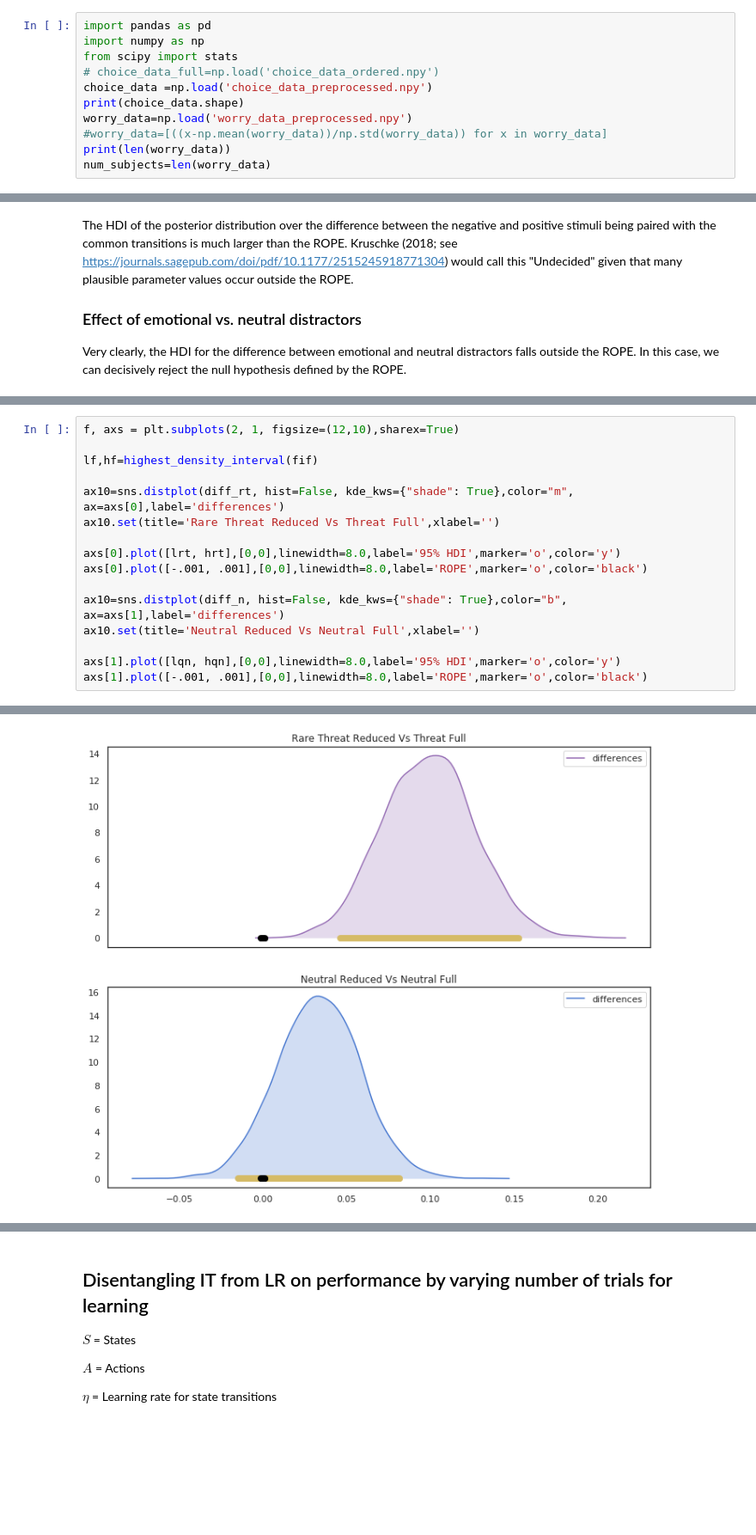
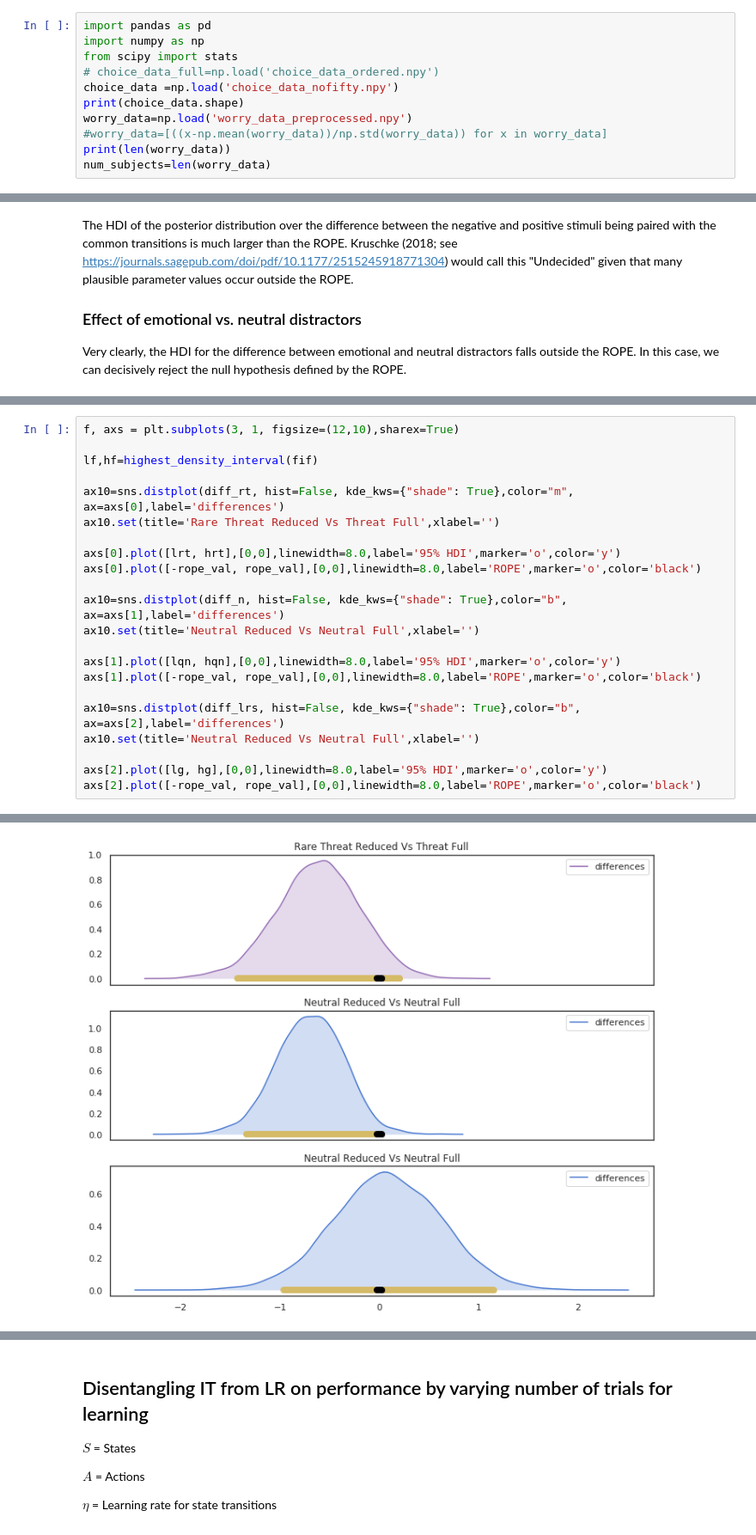
Before and after one commit to psharp1289/MBLearning_Worry_MPC, a Jupyter notebook: full_study/bayesian_models.ipynb, the cells around one changed output, grey strips where cells are left out. Shown: that part at 86% size. Saved outputs shown, nothing was run; the diff lists cells and outputs as text; blank space fills up the shorter version.

```diff
--- a/full_study/bayesian_models.ipynb
+++ b/full_study/bayesian_models.ipynb
@@ -5,7 +5,7 @@ import pandas as pd
 import numpy as np
 from scipy import stats
 # choice_data_full=np.load('choice_data_ordered.npy')
-choice_data =np.load('choice_data_preprocessed.npy')
+choice_data =np.load('choice_data_nofifty.npy')
 print(choice_data.shape)
 worry_data=np.load('worry_data_preprocessed.npy')
 #worry_data=[((x-np.mean(worry_data))/np.std(worry_data)) for x in worry_data]
@@ -876,19 +757,25 @@ In support of the inference above, varying learning opportunities affects the co
 # %%
-f, axs = plt.subplots(2, 1, figsize=(12,10),sharex=True)
+f, axs = plt.subplots(3, 1, figsize=(12,10),sharex=True)
 
 lf,hf=highest_density_interval(fif)
 
 ax10=sns.distplot(diff_rt, hist=False, kde_kws={"shade": True},color="m", ax=axs[0],label='differences')
 ax10.set(title='Rare Threat Reduced Vs Threat Full',xlabel='')
 
 axs[0].plot([lrt, hrt],[0,0],linewidth=8.0,label='95% HDI',marker='o',color='y')
-axs[0].plot([-.001, .001],[0,0],linewidth=8.0,label='ROPE',marker='o',color='black')
+axs[0].plot([-rope_val, rope_val],[0,0],linewidth=8.0,label='ROPE',marker='o',color='black')
 
 ax10=sns.distplot(diff_n, hist=False, kde_kws={"shade": True},color="b", ax=axs[1],label='differences')
 ax10.set(title='Neutral Reduced Vs Neutral Full',xlabel='')
 
 axs[1].plot([lqn, hqn],[0,0],linewidth=8.0,label='95% HDI',marker='o',color='y')
-axs[1].plot([-.001, .001],[0,0],linewidth=8.0,label='ROPE',marker='o',color='black')
+axs[1].plot([-rope_val, rope_val],[0,0],linewidth=8.0,label='ROPE',marker='o',color='black')
+
+ax10=sns.distplot(diff_lrs, hist=False, kde_kws={"shade": True},color="b", ax=axs[2],label='differences')
+ax10.set(title='Neutral Reduced Vs Neutral Full',xlabel='')
+
+axs[2].plot([lg, hg],[0,0],linewidth=8.0,label='95% HDI',marker='o',color='y')
+axs[2].plot([-rope_val, rope_val],[0,0],linewidth=8.0,label='ROPE',marker='o',color='black')
 # %% [output]
 [<matplotlib.lines.Line2D at 0x...>]
-[figure, old version]
+[figure, new version]
```
Also changed, not shown: parts of 15 cells of this notebook, 3 other files.
